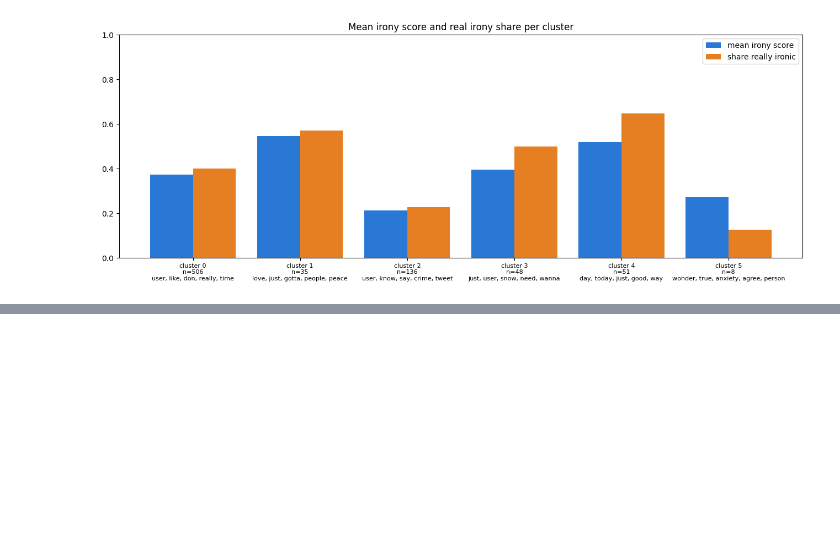
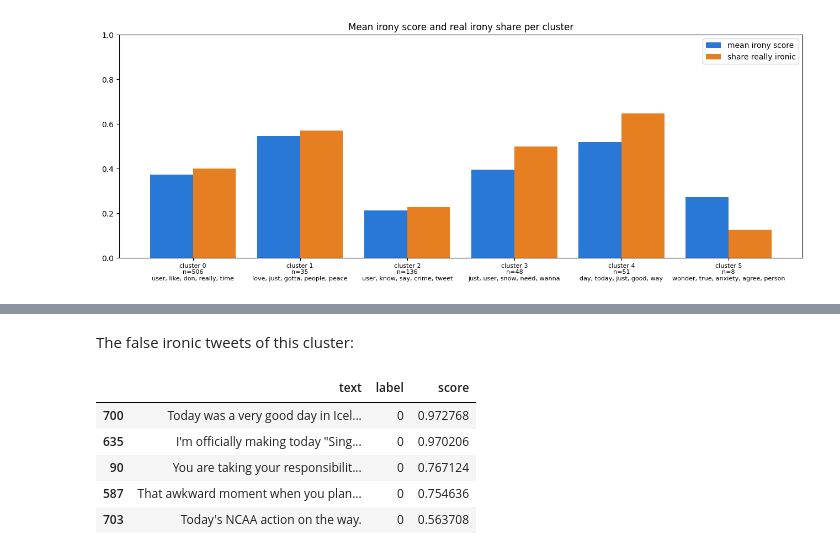
Before and after one commit to ErikLudescher/sarcasm-blindspot, a Jupyter notebook: AI_and_Vis_Project_Irony_Word_Clusters.ipynb, the cells around one changed output, grey strips where cells are left out. Drawn from its saved outputs; the diff is of its cells as text; code cells hidden in the pictures; blank space fills up the shorter version.

```diff
--- a/AI_and_Vis_Project_Irony_Word_Clusters.ipynb
+++ b/AI_and_Vis_Project_Irony_Word_Clusters.ipynb
@@ -269,0 +310,12 @@ plt.show()
+# %% [markdown]
+The false ironic tweets of this cluster:
+# %%
+false_ironic = cluster_4[cluster_4["group"] == "false ironic"]
+false_ironic[["text", "label", "score"]].sort_values("score", ascending=False)
+# %% [output]
+|  | text | label | score |
+| 700 | Today was a very good day in Icel... | 0 | 0.972768 |
+| 635 | I'm officially making today "Sing... | 0 | 0.970206 |
+| 90 | You are taking your responsibilit... | 0 | 0.767124 |
+| 587 | That awkward moment when you plan... | 0 | 0.754636 |
+| 703 | Today's NCAA action on the way. | 0 | 0.563708 |
```
Also changed, not shown: parts of 5 cells of this notebook.
